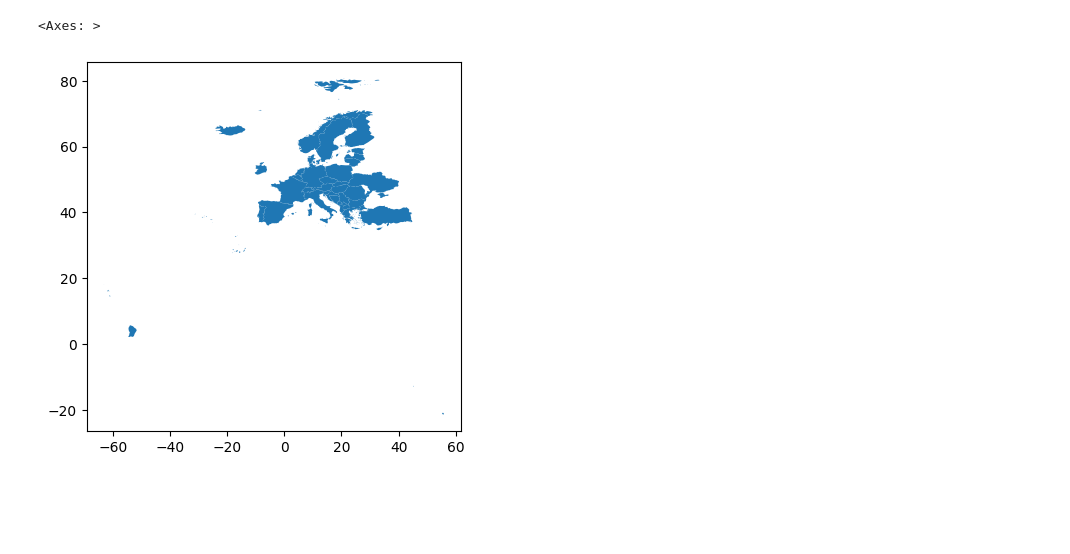
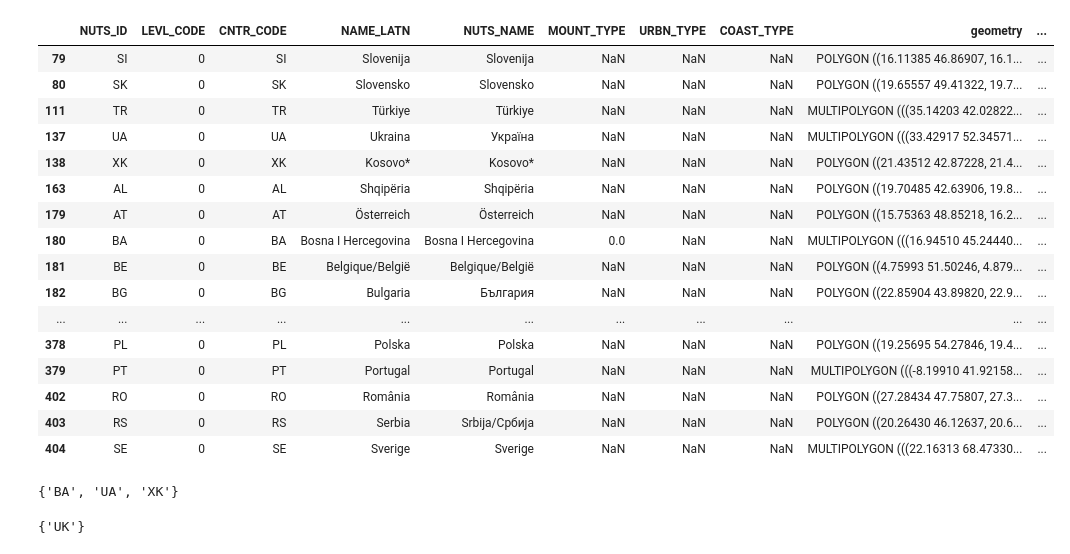
Before and after one commit to cdgomezo/EU_Landmasks, a Jupyter notebook: Landmask_NUTS.ipynb, the cells around one changed output. Drawn from its saved outputs; the diff is of its cells as text; code cells hidden in the pictures; blank space fills up the shorter version.

```diff
--- a/Landmask_NUTS.ipynb
+++ b/Landmask_NUTS.ipynb
@@ -34,5 +83,23 @@ shp.loc[shp['LEVL_CODE'] == 0]
+# %%
+nuts_2024.loc[nuts_2024['LEVL_CODE'] == 0, 'ISO3'] = nuts_2024.loc[nuts_2024['LEVL_CODE'] == 0, 'CNTR_CODE'].map(lambda x: nuts_iso3_name.get(x, (None, None))[0])
+nuts_2024.loc[nuts_2024['LEVL_CODE'] == 0, 'NAME_ENG'] = nuts_2024.loc[nuts_2024['LEVL_CODE'] == 0, 'CNTR_CODE'].map(lambda x: nuts_iso3_name.get(x, (None, None))[1])
 # %%
-shp.loc[shp['LEVL_CODE'] == 0].plot()
+nuts_2024.loc[nuts_2024['LEVL_CODE'] == 0]
 # %% [output]
-<Axes: >
-[figure, removed]
+|  | NUTS_ID | LEVL_CODE | CNTR_CODE | NAME_LATN | NUTS_NAME | MOUNT_TYPE | URBN_TYPE | COAST_TYPE | geometry | ... |
+| 79 | SI | 0 | SI | Slovenija | Slovenija | NaN | NaN | NaN | POLYGON ((16.11385 46.86907, 16.1... | ... |
+| 80 | SK | 0 | SK | Slovensko | Slovensko | NaN | NaN | NaN | POLYGON ((19.65557 49.41322, 19.7... | ... |
+| 111 | TR | 0 | TR | Türkiye | Türkiye | NaN | NaN | NaN | MULTIPOLYGON (((35.14203 42.02822... | ... |
+| 137 | UA | 0 | UA | Ukraina | Україна | NaN | NaN | NaN | MULTIPOLYGON (((33.42917 52.34571... | ... |
+| 138 | XK | 0 | XK | Kosovo* | Kosovo* | NaN | NaN | NaN | POLYGON ((21.43512 42.87228, 21.4... | ... |
+| 163 | AL | 0 | AL | Shqipëria | Shqipëria | NaN | NaN | NaN | POLYGON ((19.70485 42.63906, 19.8... | ... |
+| 179 | AT | 0 | AT | Österreich | Österreich | NaN | NaN | NaN | POLYGON ((15.75363 48.85218, 16.2... | ... |
+| 180 | BA | 0 | BA | Bosna I Hercegovina | Bosna I Hercegovina | 0.0 | NaN | NaN | MULTIPOLYGON (((16.94510 45.24440... | ... |
+| 181 | BE | 0 | BE | Belgique/België | Belgique/België | NaN | NaN | NaN | POLYGON ((4.75993 51.50246, 4.879... | ... |
+| 182 | BG | 0 | BG | Bulgaria | България | NaN | NaN | NaN | POLYGON ((22.85904 43.89820, 22.9... | ... |
+| ... | ... | ... | ... | ... | ... | ... | ... | ... | ... | ... |
+| 378 | PL | 0 | PL | Polska | Polska | NaN | NaN | NaN | POLYGON ((19.25695 54.27846, 19.4... | ... |
+| 379 | PT | 0 | PT | Portugal | Portugal | NaN | NaN | NaN | MULTIPOLYGON (((-8.19910 41.92158... | ... |
+| 402 | RO | 0 | RO | România | România | NaN | NaN | NaN | POLYGON ((27.28434 47.75807, 27.3... | ... |
+| 403 | RS | 0 | RS | Serbia | Srbija/Сpбија | NaN | NaN | NaN | POLYGON ((20.26430 46.12637, 20.6... | ... |
+| 404 | SE | 0 | SE | Sverige | Sverige | NaN | NaN | NaN | MULTIPOLYGON (((22.16313 68.47330... | ... |
@@ -38,0 +112,8 @@ shp.loc[shp['LEVL_CODE'] == 0].plot()
+# %%
+added_nuts
+# %% [output]
+{'BA', 'UA', 'XK'}
+# %%
+removed_nuts
+# %% [output]
+{'UK'}
```
Also changed, not shown: parts of 12 cells of this notebook, 16 other files.
